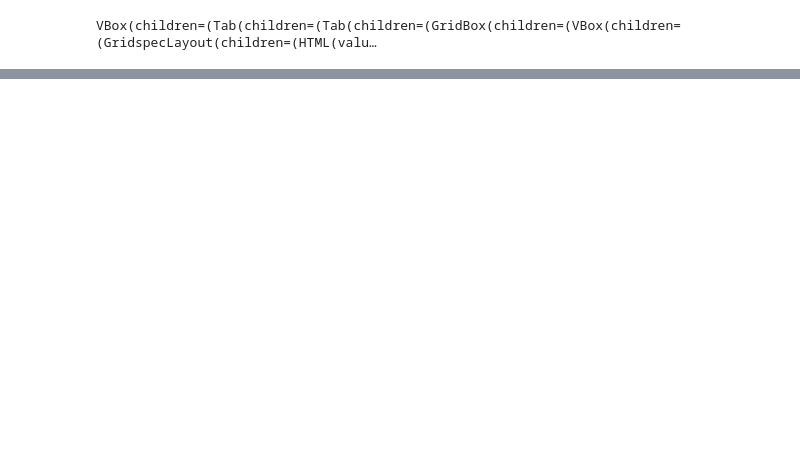
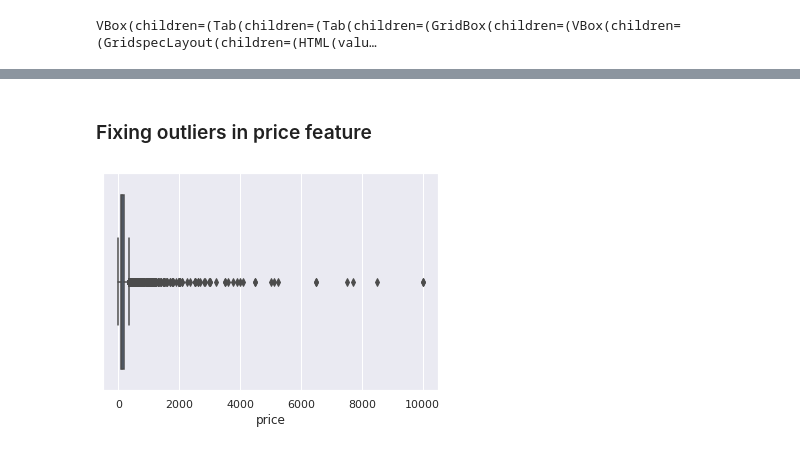
Before and after one commit to ibrahim-sheriff/Build-a-ML-Pipeline-for-Short-term-Rental-Prices-in-NYC, a Jupyter notebook: components/eda/EDA.ipynb, the cells around one changed output, grey strips where cells are left out. Cells and saved outputs as stored; diff of their text form; code cells hidden in the pictures; blank space fills up the shorter version.

```diff
--- a/components/eda/EDA.ipynb
+++ b/components/eda/EDA.ipynb
@@ -74,0 +124,6 @@ pd.DataFrame(data)
+# %% [markdown]
+### Fixing outliers in price feature
+# %%
+sns.boxplot(x=df['price']);
+# %% [output]
+[figure, added]
```
Also changed, not shown: parts of 20 cells of this notebook, 11 other files.
